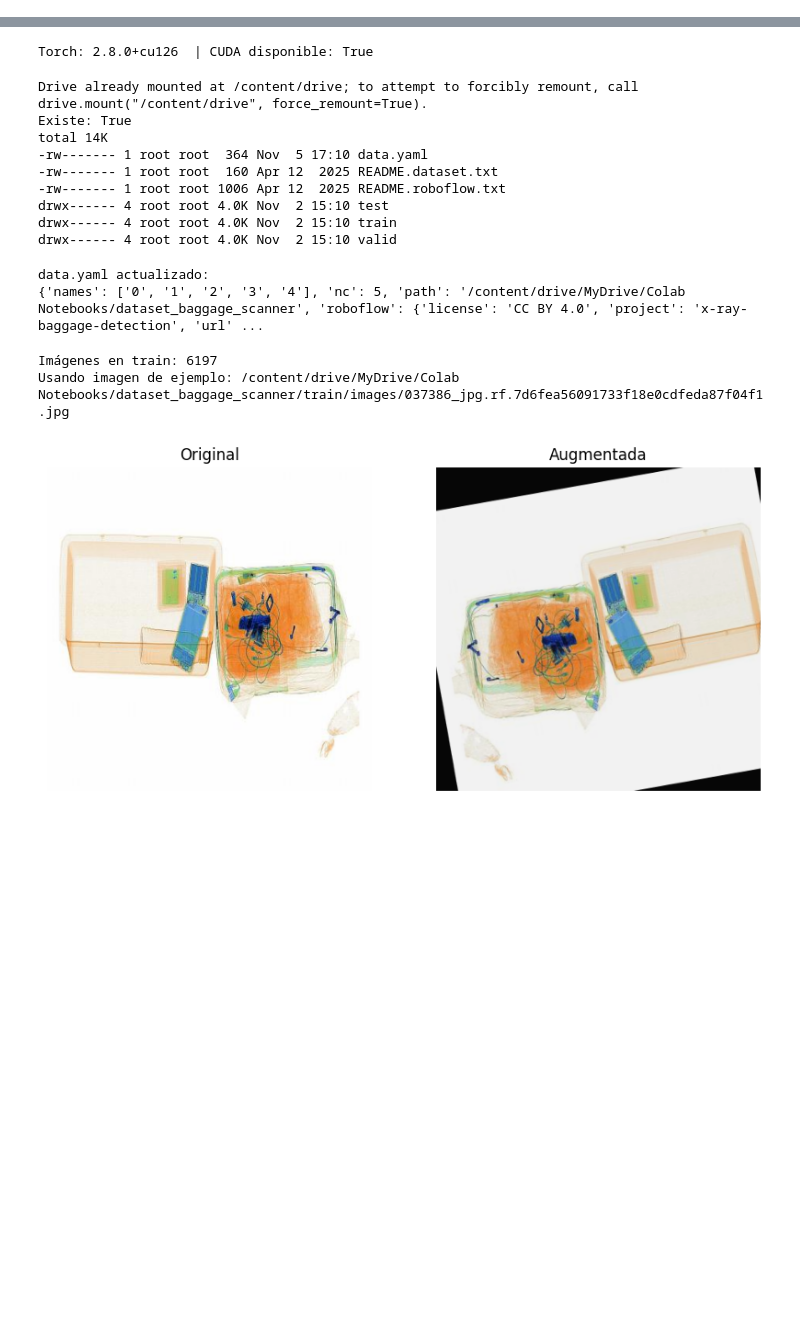
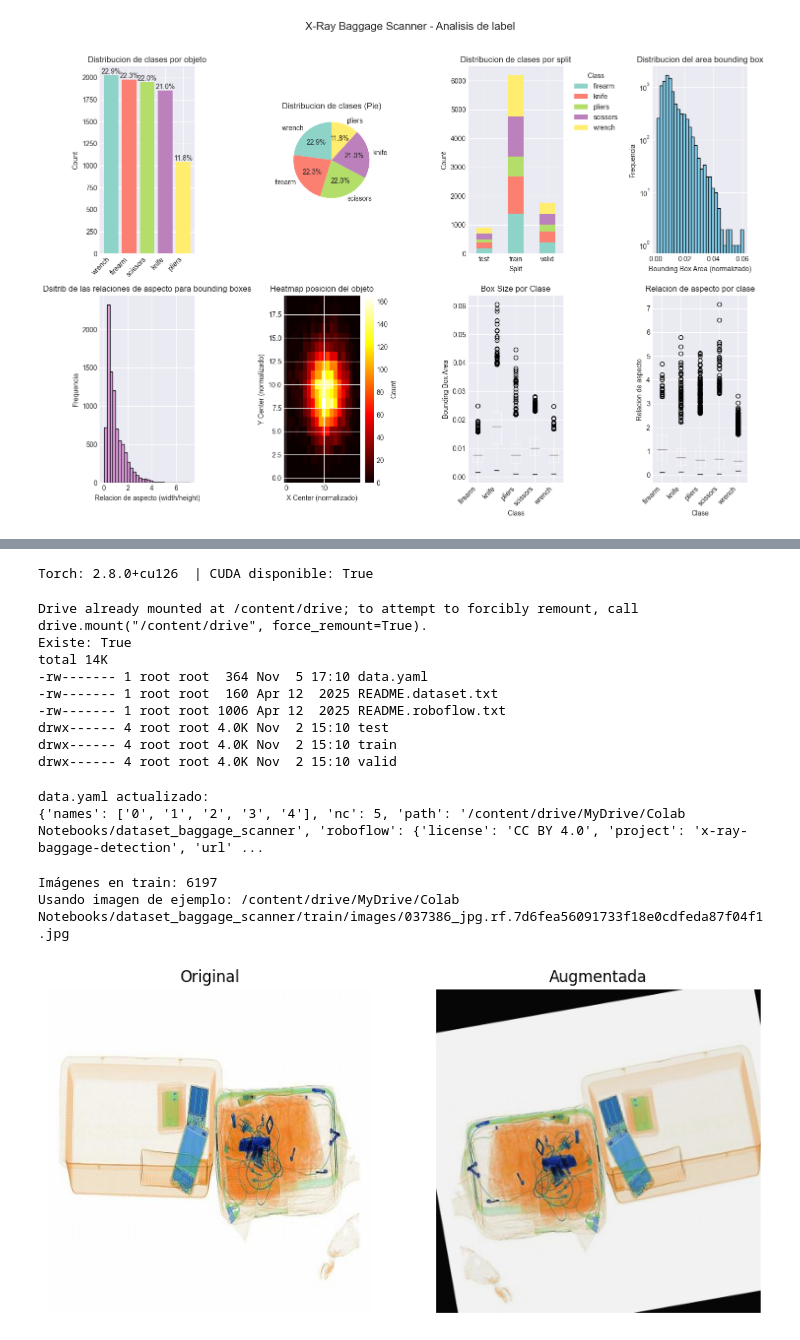
Before and after one commit to X57FI8W9S/VPC2, a Jupyter notebook: TP_final_VPC_2.ipynb, the cells around one changed output, grey strips where cells are left out. Saved outputs shown, nothing was run; the diff lists cells and outputs as text; code cells hidden in the pictures; blank space fills up the shorter version.

```diff
--- a/TP_final_VPC_2.ipynb
+++ b/TP_final_VPC_2.ipynb
@@ -171,0 +643,89 @@ max       0.328125     0.332933
+# %%
+# 7. Label Viz
+def visualize_label_analysis(df_labels):
+    #Analisis de label - visualizaciones
+
+    fig = plt.figure(figsize=(14, 10))
+
+    # 1. bar chart de distribucion de clases
+    ax1 = plt.subplot(2, 4, 1)
+    class_counts = df_labels['class_name'] .value_counts()
+    colors = plt .cm .Set3(np .linspace(0, 1, len(class_counts)))
+    bars = ax1 .bar(range(len(class_counts)), class_counts.values, color=colors)
+    ax1.set_xticks(range(len(class_counts)))
+    ax1.set_xticklabels(class_counts.index, rotation=45, ha='right')
+    ax1.set_ylabel('Count')
+    ax1.set_title('Distribucion de clases por objeto')
+
+    # Agergar pct labels
+    for i, (bar, count) in enumerate(zip(bars, class_counts.values)):
+        percentage = (count / len(df_labels)) * 100
+        ax1.text(bar.get_x() + bar.get_width()/2, bar.get_height(),
+                f'{percentage:.1f}%', ha='center', va='bottom')
+
+    # 2. pie chart distribucion de clases
+    ax2 = plt.subplot(2, 4, 2)
+    ax2.pie(class_counts.values, labels=class_counts.index, autopct='%1.1f%%',
+            colors=colors, startangle=90)
+    ax2.set_title('Distribucion de clases (Pie)')
+
+    # 3. Distribucion de clases por split
+    ax3 = plt.subplot(2, 4, 3)
+    split_class_counts = df_labels.groupby(['split', 'class_name']).size().unstack(fill_value=0)
+    split_class_counts.plot(kind='bar', stacked=True, ax=ax3, colormap='Set3')
+    ax3.set_xlabel('Split')
+    ax3.set_ylabel('Count')
+    ax3.set_title('Distribucion de clases por split')
+    ax3.legend(title='Class', bbox_to_anchor=(1.05, 1), loc='upper left')
+    plt.setp(ax3.xaxis.get_majorticklabels(), rotation=0)
+
+    # 4. Distribucion del area de bounding box
+    ax4 = plt.subplot(2, 4, 4)
+    ax4.hist(df_labels['bbox_area'], bins=30, edgecolor='black', color='#87CEEB')
+    ax4.set_xlabel('Bounding Box Area (normalizado)')
+    ax4.set_ylabel('Frequencia')
+    ax4.set_title('Distribucion del area bounding box')
+    ax4.set_yscale('log')
+
+    # 5. Ratio bounding box
+    ax5 = plt.subplot(2, 4, 5)
+    ax5.hist(df_labels['bbox_aspect_ratio'], bins=30, edgecolor='black', color='#DDA0DD')
+    ax5.set_xlabel('Relacion de aspecto (width/height)')
+    ax5.set_ylabel('Frequencia')
+    ax5.set_title('Dsitrib de las relaciones de aspecto para bounding boxes')
+
+    # 6. heatmap posicion del objeto
+    ax6 = plt.subplot(2, 4, 6)
+    heatmap, xedges, yedges = np.histogram2d(df_labels['x_center'],
+                                             df_labels['y_center'], bins=20)
+    im = ax6.imshow(heatmap.T, origin='lower', cmap='hot', aspect='auto')
+    ax6.set_xlabel('X Center (normalizado)')
+    ax6.set_ylabel('Y Center (normalizado)')
+    ax6.set_title('Heatmap posicion del objeto')
+    plt.colorbar(im, ax=ax6, label='Count')
+
+    # 7. Box size por class
+    ax7 = plt.subplot(2, 4, 7)
+    df_labels.boxplot(column='bbox_area', by='class_name', ax=ax7)
+    ax7.set_xlabel('Class')
+    ax7.set_ylabel('Bounding Box Area')
+    ax7.set_title('Box Size por Clase')
+    plt.sca(ax7)
+    plt.xticks(rotation=45, ha='right')
+
+    # 8. Relacion de aspecto por clase
+    ax8 = plt.subplot(2, 4, 8)
+    df_labels.boxplot(column='bbox_aspect_ratio', by='class_name', ax=ax8)
+    ax8.set_xlabel('Clase')
+    ax8.set_ylabel('Relacion de aspecto')
+    ax8.set_title('Relacion de aspecto por clase')
+    plt.sca(ax8)
+    plt.xticks(rotation=45, ha='right')
+
+    plt.suptitle('X-Ray Baggage Scanner - Analisis por labels', fontsize=16, y=1.02)
+    plt.tight_layout()
+    plt.show()
+
+visualize_label_analysis(df_labels)
+# %% [output]
+[figure, added]
```
Also changed, not shown: parts of 12 cells of this notebook, 1 other file.
